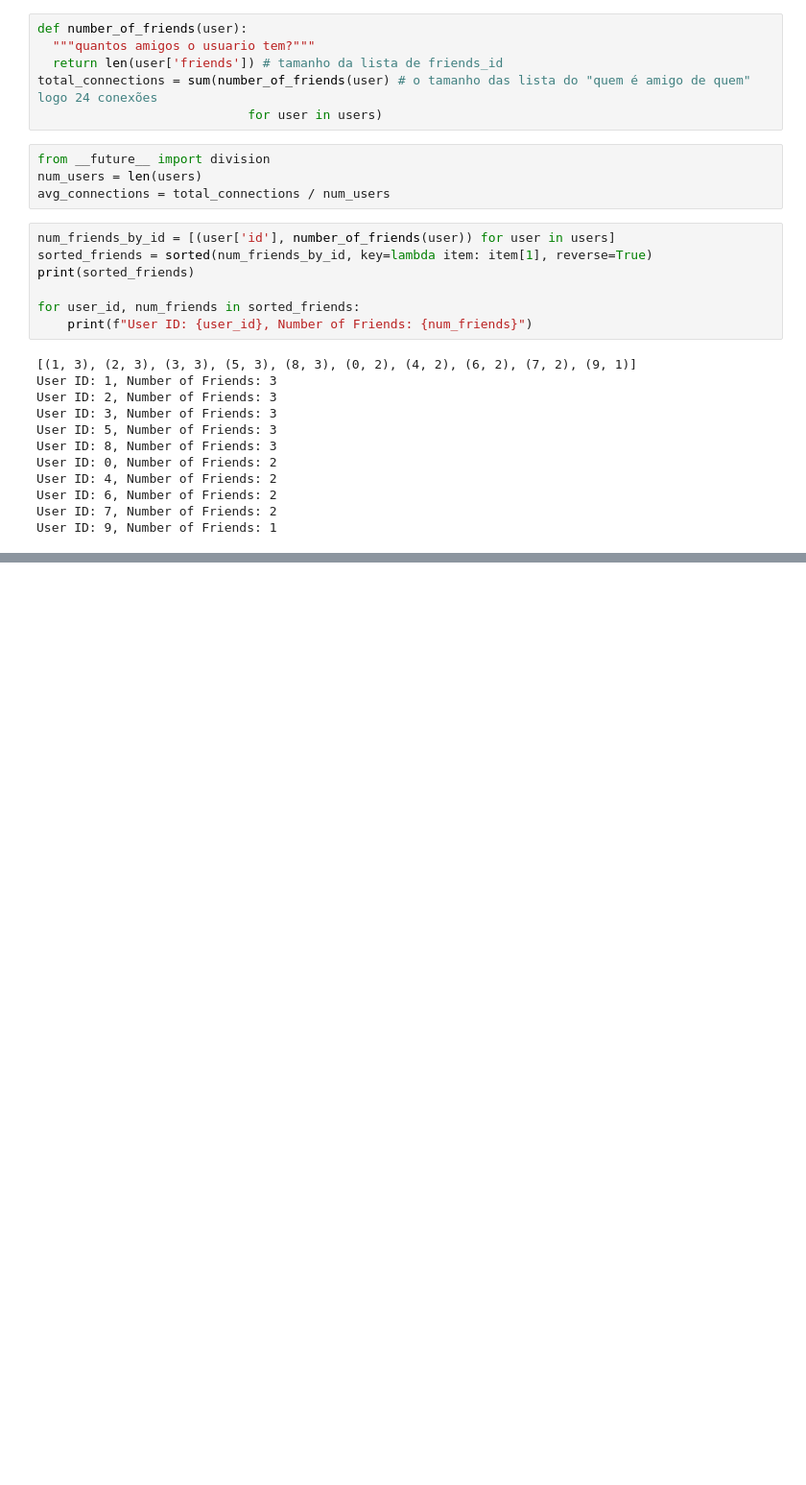
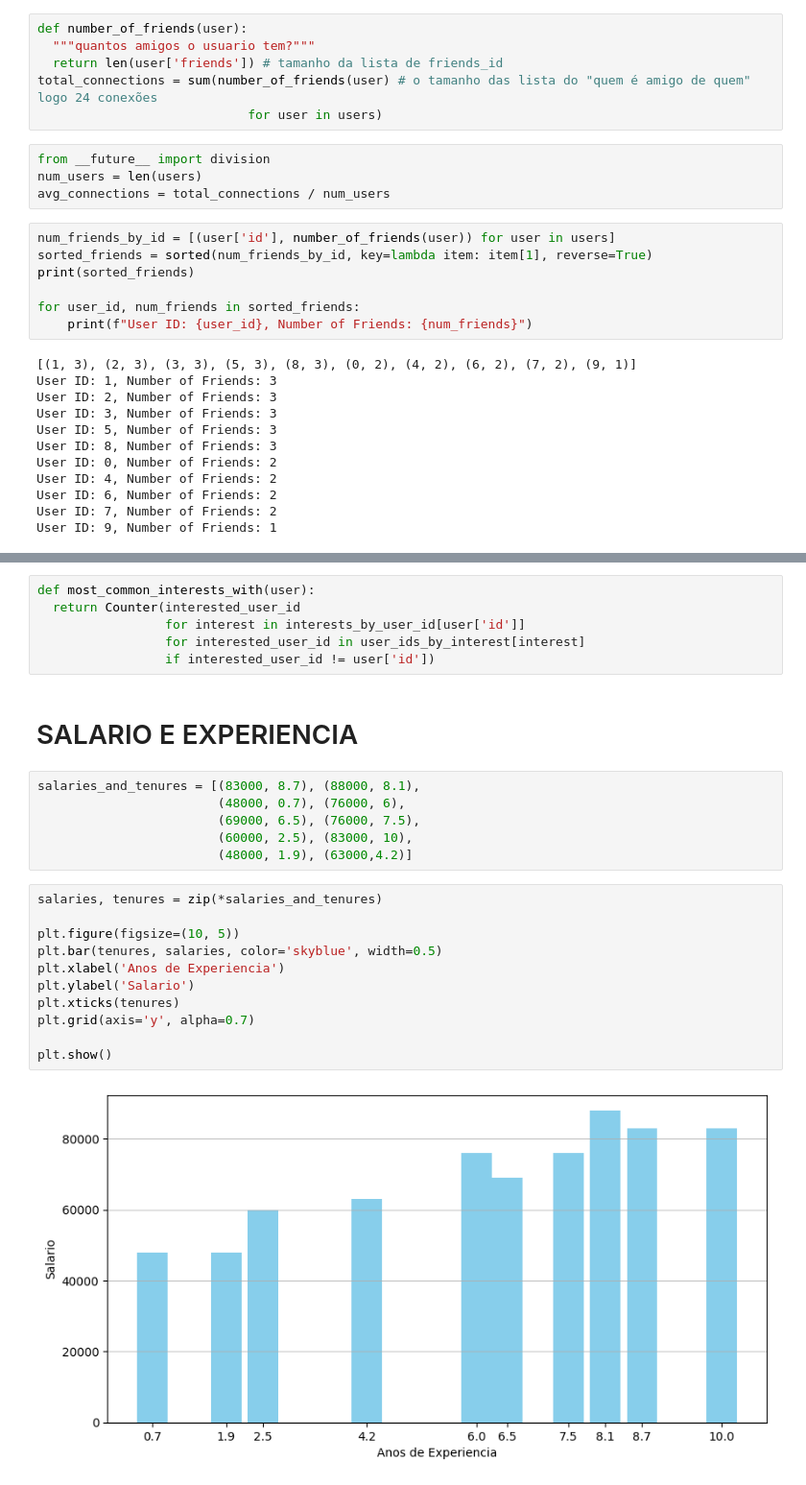
Before and after one commit to BakMarino/Dados, a Jupyter notebook: datascienceconectorchave.ipynb, the cells around one changed output, grey strips where cells are left out. Shown: that part at 96% size. Saved outputs shown, nothing was run; the diff lists cells and outputs as text; blank space fills up the shorter version.

```diff
--- a/datascienceconectorchave.ipynb
+++ b/datascienceconectorchave.ipynb
@@ -92,0 +161,27 @@ plt.show()
+# %%
+def most_common_interests_with(user):
+  return Counter(interested_user_id
+                 for interest in interests_by_user_id[user['id']]
+                 for interested_user_id in user_ids_by_interest[interest]
+                 if interested_user_id != user['id'])
+# %% [markdown]
+# SALARIO E EXPERIENCIA
+# %%
+salaries_and_tenures = [(83000, 8.7), (88000, 8.1),
+                        (48000, 0.7), (76000, 6),
+                        (69000, 6.5), (76000, 7.5),
+                        (60000, 2.5), (83000, 10),
+                        (48000, 1.9), (63000,4.2)]
+# %%
+salaries, tenures = zip(*salaries_and_tenures)
+
+plt.figure(figsize=(10, 5))
+plt.bar(tenures, salaries, color='skyblue', width=0.5)
+plt.xlabel('Anos de Experiencia')
+plt.ylabel('Salario')
+plt.xticks(tenures)
+plt.grid(axis='y', alpha=0.7)
+
+plt.show()
+# %% [output]
+[figure, added]
```
Also changed, not shown: parts of 12 cells of this notebook.
